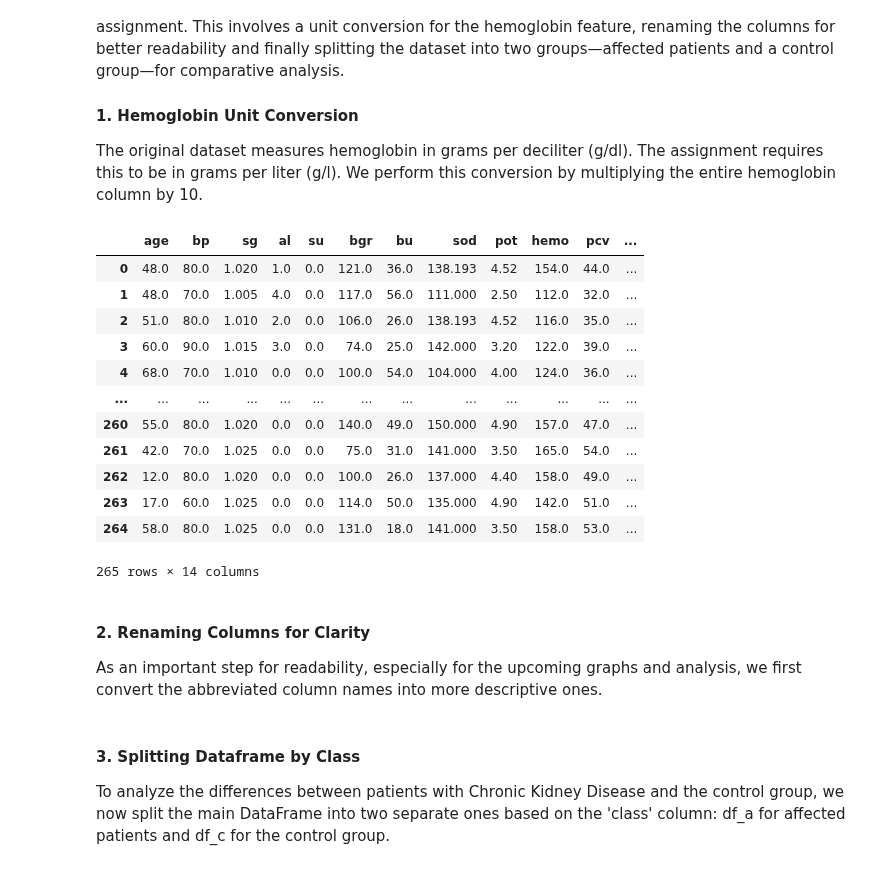
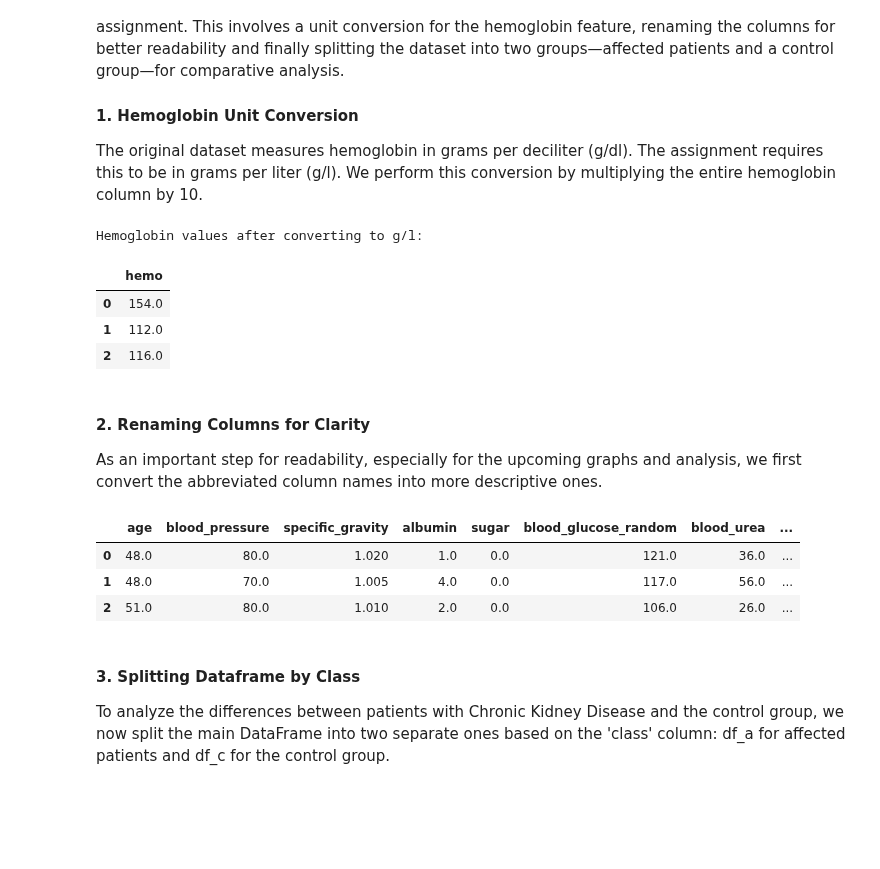
Before and after one commit to Itz-Ezu/DKKO_group6, a Jupyter notebook: preprocessing/data_preprocessing.ipynb, the cells around one changed output. Saved outputs shown, nothing was run; the diff lists cells and outputs as text; code cells hidden in the pictures; blank space fills up the shorter version.

```diff
--- a/preprocessing/data_preprocessing.ipynb
+++ b/preprocessing/data_preprocessing.ipynb
@@ -166,21 +166,15 @@ With the data now cleaned and validated, we perform the final preparation steps
 The original dataset measures hemoglobin in grams per deciliter (g/dl). The assignment requires this to be in grams per liter (g/l). We perform this conversion by multiplying the entire hemoglobin column by 10.
 # %%
 df['hemo'] = pd.to_numeric(df['hemo'], errors='coerce') * 10
-df
+
+print("Hemoglobin values after converting to g/l:")
+display(df[['hemo']].head(3))
 # %% [output]
+Hemoglobin values after converting to g/l:
-|  | age | bp | sg | al | su | bgr | bu | sod | pot | hemo | pcv | ... |
-| 0 | 48.0 | 80.0 | 1.020 | 1.0 | 0.0 | 121.0 | 36.0 | 138.193 | 4.52 | 154.0 | 44.0 | ... |
-| 1 | 48.0 | 70.0 | 1.005 | 4.0 | 0.0 | 117.0 | 56.0 | 111.000 | 2.50 | 112.0 | 32.0 | ... |
-| 2 | 51.0 | 80.0 | 1.010 | 2.0 | 0.0 | 106.0 | 26.0 | 138.193 | 4.52 | 116.0 | 35.0 | ... |
-| 3 | 60.0 | 90.0 | 1.015 | 3.0 | 0.0 | 74.0 | 25.0 | 142.000 | 3.20 | 122.0 | 39.0 | ... |
-| 4 | 68.0 | 70.0 | 1.010 | 0.0 | 0.0 | 100.0 | 54.0 | 104.000 | 4.00 | 124.0 | 36.0 | ... |
-| ... | ... | ... | ... | ... | ... | ... | ... | ... | ... | ... | ... | ... |
-| 260 | 55.0 | 80.0 | 1.020 | 0.0 | 0.0 | 140.0 | 49.0 | 150.000 | 4.90 | 157.0 | 47.0 | ... |
-| 261 | 42.0 | 70.0 | 1.025 | 0.0 | 0.0 | 75.0 | 31.0 | 141.000 | 3.50 | 165.0 | 54.0 | ... |
-| 262 | 12.0 | 80.0 | 1.020 | 0.0 | 0.0 | 100.0 | 26.0 | 137.000 | 4.40 | 158.0 | 49.0 | ... |
-| 263 | 17.0 | 60.0 | 1.025 | 0.0 | 0.0 | 114.0 | 50.0 | 135.000 | 4.90 | 142.0 | 51.0 | ... |
-| 264 | 58.0 | 80.0 | 1.025 | 0.0 | 0.0 | 131.0 | 18.0 | 141.000 | 3.50 | 158.0 | 53.0 | ... |
+|  | hemo |
+| 0 | 154.0 |
+| 1 | 112.0 |
+| 2 | 116.0 |
-265 rows × 14 columns
 # %% [markdown]
 #### 2. Renaming Columns for Clarity
 As an important step for readability, especially for the upcoming graphs and analysis, we first convert the abbreviated column names into more descriptive ones.
@@ -202,6 +196,13 @@ column_name_map = {
     'class': 'class'
 }
 df_renamed = df.rename(columns=column_name_map)
+
+display(df_renamed.head(3))
+# %% [output]
+|  | age | blood_pressure | specific_gravity | albumin | sugar | blood_glucose_random | blood_urea | ... |
+| 0 | 48.0 | 80.0 | 1.020 | 1.0 | 0.0 | 121.0 | 36.0 | ... |
+| 1 | 48.0 | 70.0 | 1.005 | 4.0 | 0.0 | 117.0 | 56.0 | ... |
+| 2 | 51.0 | 80.0 | 1.010 | 2.0 | 0.0 | 106.0 | 26.0 | ... |
 # %% [markdown]
 #### 3. Splitting Dataframe by Class
 To analyze the differences between patients with Chronic Kidney Disease and the control group, we now split the main DataFrame into two separate ones based on the 'class' column: df_a for affected patients and df_c for the control group.
```
Also changed, not shown: parts of 5 cells of this notebook.
